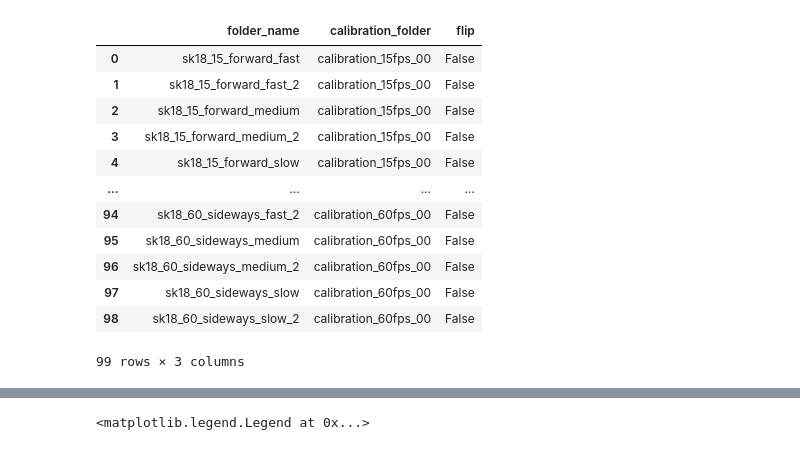
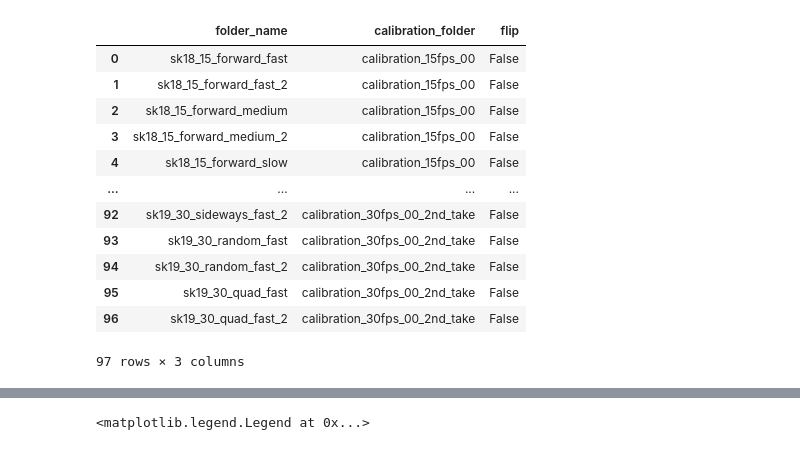
Before and after one commit to SujithChristopher/armbo_preliminary_work, a Jupyter notebook: ipy_notebooks/iter_coordinate_comparision.ipynb, the cells around one changed output, grey strips where cells are left out. Cells and saved outputs as stored; diff of their text form; code cells hidden in the pictures.

```diff
--- a/ipy_notebooks/iter_coordinate_comparision.ipynb
+++ b/ipy_notebooks/iter_coordinate_comparision.ipynb
@@ -30,22 +30,27 @@ _base_pth
+# %%
+"""path based on text file"""
+data_pth_file = open(os.path.join(os.path.dirname(os.getcwd()), "src", "data_path.txt"), "r+")
+_base_pth = data_pth_file.read()
+_base_pth = os.path.join(_base_pth, _parent_folder)
 # %%
 """ read excel sheet"""
-folder_df = pd.read_excel(os.path.join(_base_pth, "00_analysis", "calibration_files.xlsx"))
+folder_df = pd.read_excel(os.path.join(_base_pth, "00_analysis", "calibration_files_corrected.xlsx"))
 _analysis_pth = os.path.join(_base_pth, "00_analysis")
 folder_df
 # %% [output]
 |  | folder_name | calibration_folder | flip |
 | 0 | sk18_15_forward_fast | calibration_15fps_00 | False |
 | 1 | sk18_15_forward_fast_2 | calibration_15fps_00 | False |
 | 2 | sk18_15_forward_medium | calibration_15fps_00 | False |
 | 3 | sk18_15_forward_medium_2 | calibration_15fps_00 | False |
 | 4 | sk18_15_forward_slow | calibration_15fps_00 | False |
 | ... | ... | ... | ... |
-| 94 | sk18_60_sideways_fast_2 | calibration_60fps_00 | False |
-| 95 | sk18_60_sideways_medium | calibration_60fps_00 | False |
-| 96 | sk18_60_sideways_medium_2 | calibration_60fps_00 | False |
-| 97 | sk18_60_sideways_slow | calibration_60fps_00 | False |
-| 98 | sk18_60_sideways_slow_2 | calibration_60fps_00 | False |
+| 92 | sk19_30_sideways_fast_2 | calibration_30fps_00_2nd_take | False |
+| 93 | sk19_30_random_fast | calibration_30fps_00_2nd_take | False |
+| 94 | sk19_30_random_fast_2 | calibration_30fps_00_2nd_take | False |
+| 95 | sk19_30_quad_fast | calibration_30fps_00_2nd_take | False |
+| 96 | sk19_30_quad_fast_2 | calibration_30fps_00_2nd_take | False |
-99 rows × 3 columns
+97 rows × 3 columns
 # %%
 def transform_coordinates_1(df, rotmat, org):
     df1 = df.copy( deep=True)
```
Also changed, not shown: parts of 4 cells of this notebook.
